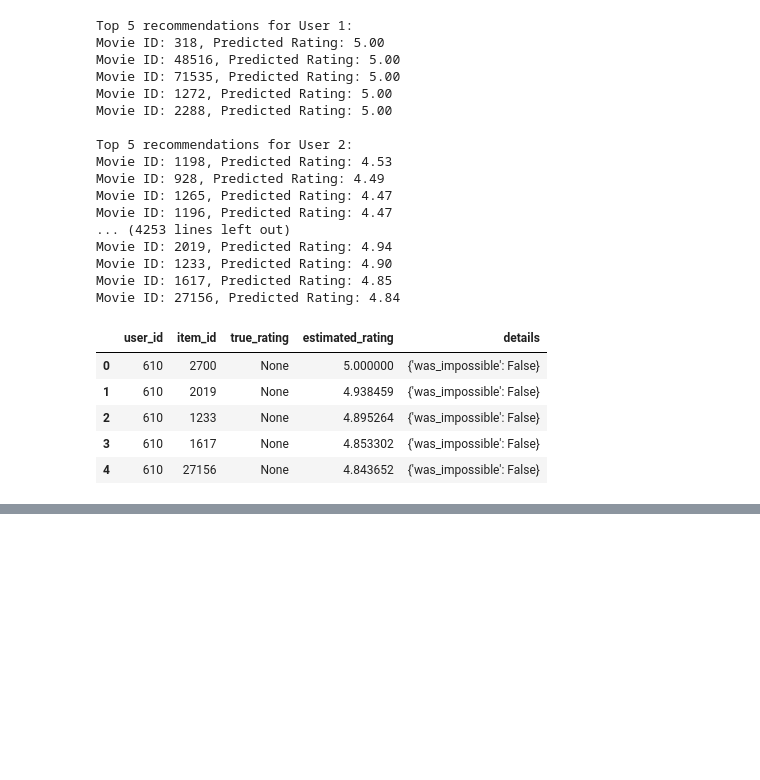
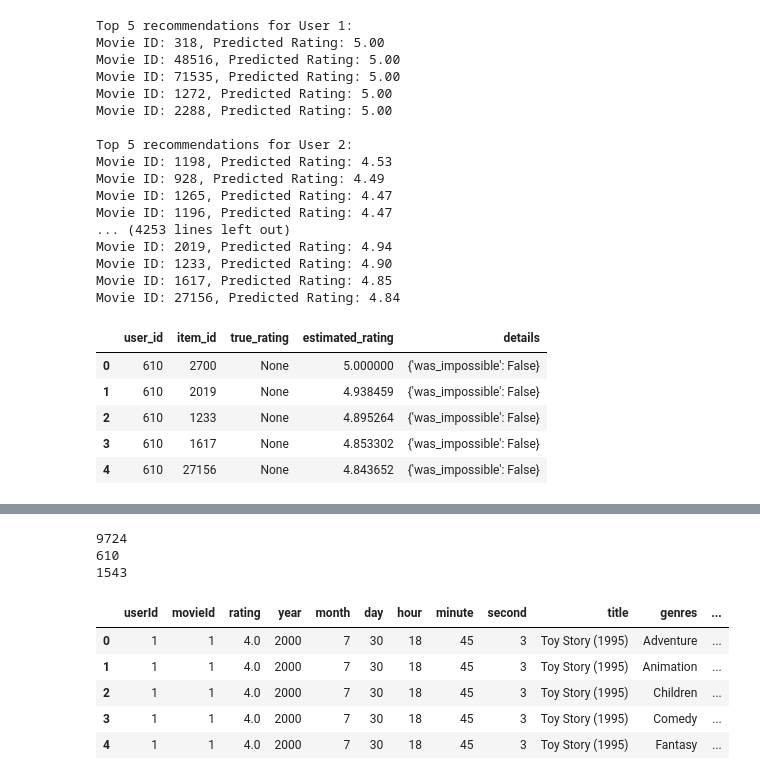
Before and after one commit to DavidGathimbaM/Movie_Recommendation_System, a Jupyter notebook: Group/Joan.ipynb, the cells around one changed output, grey strips where cells are left out. Drawn from its saved outputs; the diff is of its cells as text; code cells hidden in the pictures; blank space fills up the shorter version.

```diff
--- a/Group/Joan.ipynb
+++ b/Group/Joan.ipynb
@@ -637,0 +704,19 @@ Matrix factorization
+# %%
+merged_data = pd.merge(merged_ratings_df, tags_movie_df[['userId', 'movieId', 'tag']],
+                       on=['userId', 'movieId'], how='left')
+
+
+print(merged_data.movieId.nunique())
+print(merged_data.userId.nunique())
+print(merged_data.tag.nunique())
+merged_data.head()
+# %% [output]
+9724
+610
+1543
+|  | userId | movieId | rating | year | month | day | hour | minute | second | title | genres | ... |
+| 0 | 1 | 1 | 4.0 | 2000 | 7 | 30 | 18 | 45 | 3 | Toy Story (1995) | Adventure | ... |
+| 1 | 1 | 1 | 4.0 | 2000 | 7 | 30 | 18 | 45 | 3 | Toy Story (1995) | Animation | ... |
+| 2 | 1 | 1 | 4.0 | 2000 | 7 | 30 | 18 | 45 | 3 | Toy Story (1995) | Children | ... |
+| 3 | 1 | 1 | 4.0 | 2000 | 7 | 30 | 18 | 45 | 3 | Toy Story (1995) | Comedy | ... |
+| 4 | 1 | 1 | 4.0 | 2000 | 7 | 30 | 18 | 45 | 3 | Toy Story (1995) | Fantasy | ... |
```
Also changed, not shown: parts of 20 cells of this notebook.
